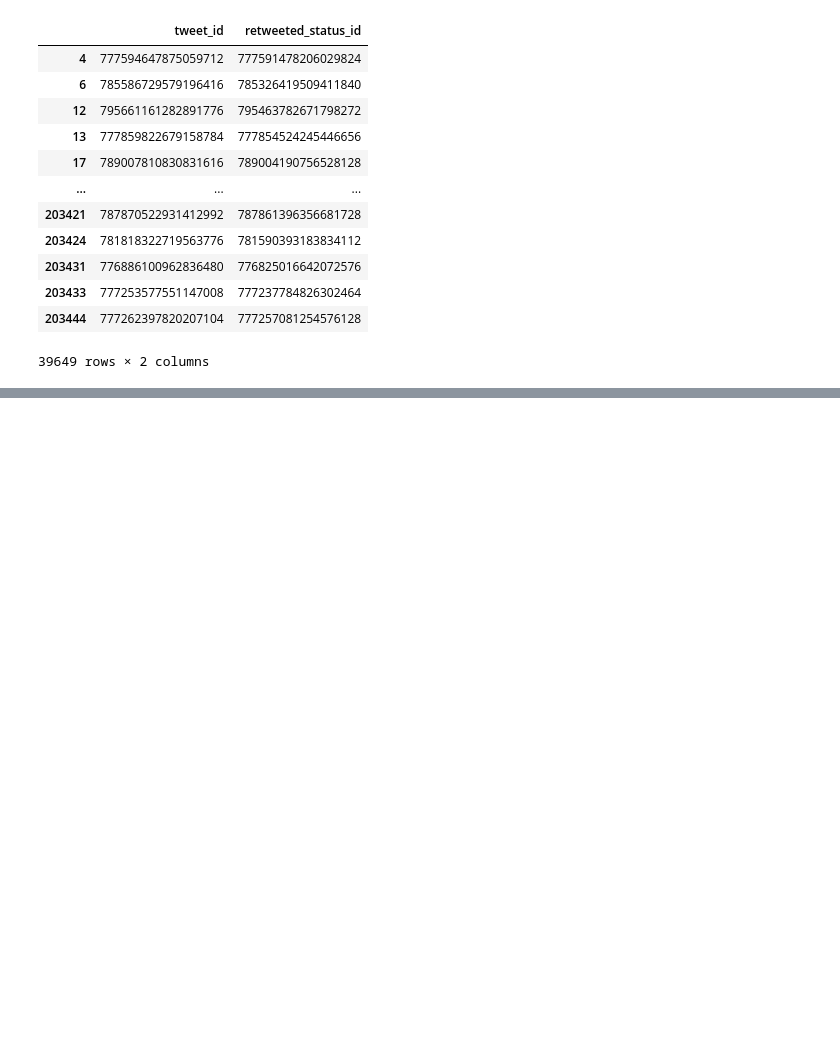
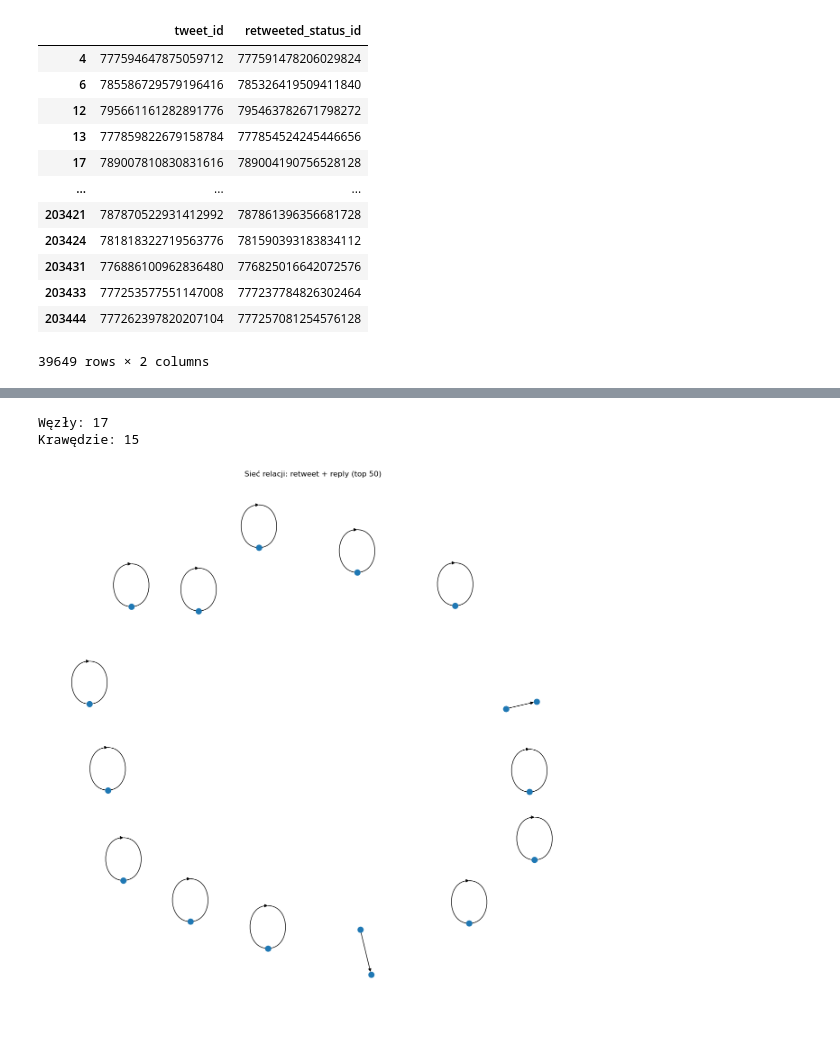
Before and after one commit to kichal01/snars_p12, a Jupyter notebook: P12.ipynb, the cells around one changed output, grey strips where cells are left out. Drawn from its saved outputs; the diff is of its cells as text; code cells hidden in the pictures; blank space fills up the shorter version.

```diff
--- a/P12.ipynb
+++ b/P12.ipynb
@@ -157,0 +173,75 @@ TypeError: 'DataFrame' object is not callable
+# %%
+# tweet_id -> autor user_id
+tweet_to_author = (
+    tweets[["tweet_id", "user_id"]]
+    .dropna()
+    .drop_duplicates()
+    .set_index("tweet_id")["user_id"]
+    .to_dict()
+)
+
+# user_id -> screen_name (żeby ładniej opisać węzły)
+user_to_name = (
+    users[["id", "screen_name"]]
+    .dropna()
+    .drop_duplicates()
+    .set_index("id")["screen_name"]
+    .to_dict()
+)
+
+# =========================
+# 2) Budowa grafu: RT + reply
+# =========================
+
+G = nx.DiGraph()
+
+# retweet: user_id -> autor retweetowanego tweeta
+rt_rows = tweets.loc[tweets["retweeted"] == True, ["user_id", "retweeted_status_id"]].dropna()
+for u, rt_tid in rt_rows.itertuples(index=False):
+    v = tweet_to_author.get(rt_tid)
+    if v is not None:
+        G.add_edge(u, v, relation="retweet")
+
+# reply: user_id -> autor tweeta, na którego odpowiada
+reply_rows = tweets.loc[tweets["in_reply_to_status_id"].notna(), ["user_id", "in_reply_to_status_id"]].dropna()
+for u, rep_tid in reply_rows.itertuples(index=False):
+    v = tweet_to_author.get(rep_tid)
+    if v is not None:
+        G.add_edge(u, v, relation="reply")
+
+print("Węzły:", G.number_of_nodes())
+print("Krawędzie:", G.number_of_edges())
+
+# =========================
+# 3) Top 50 i rysunek
+# =========================
+
+top_nodes = sorted(G.degree, key=lambda x: x[1], reverse=True)[:50]
+top_nodes = [n for n, _ in top_nodes]
+H = G.subgraph(top_nodes)
+
+plt.figure(figsize=(12, 12))
+pos = nx.spring_layout(H, seed=42)
+
+nx.draw(
+    H,
+    pos,
+    node_size=80,
+    with_labels=False
+)
+
+plt.title("Sieć relacji: retweet + reply (top 50)")
+plt.show()
+
+# =========================
+# 4) lista top kont po stopniu
+# =========================
+
+top10 = sorted(G.degree, key=lambda x: x[1], reverse=True)[:10]
+for uid, deg in top10:
+    name = user_to_name.get(uid, str(uid))
+    print(name, "(", uid, "):", deg)
+# %% [output]
+Węzły: 17
+Krawędzie: 15
+[figure, added]
```
Also changed, not shown: parts of 12 cells of this notebook.
